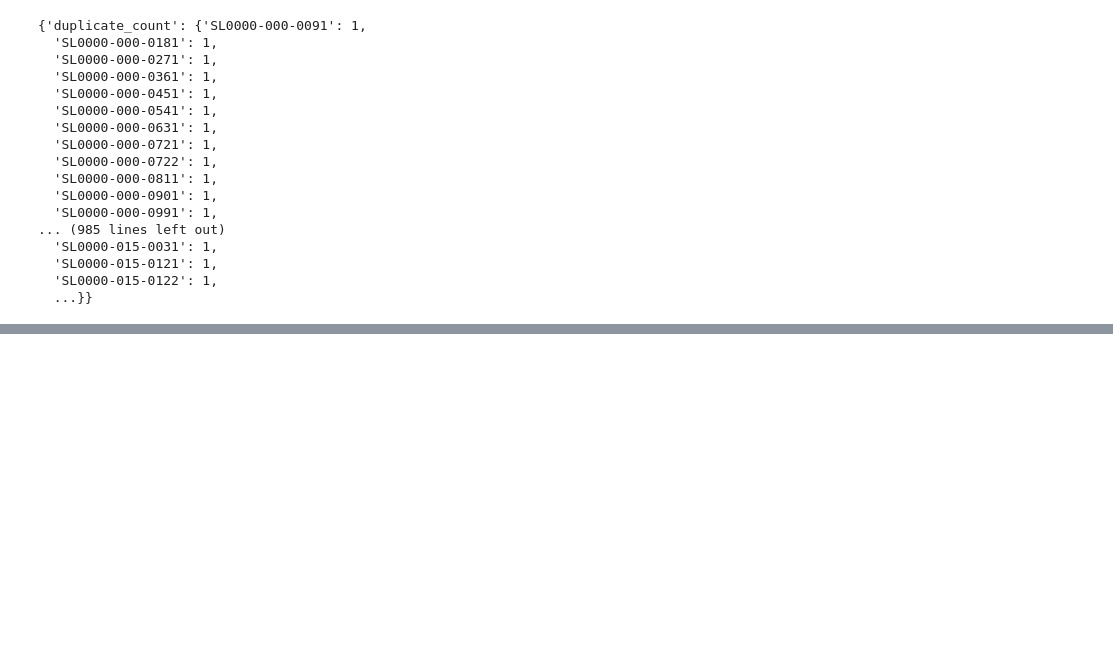
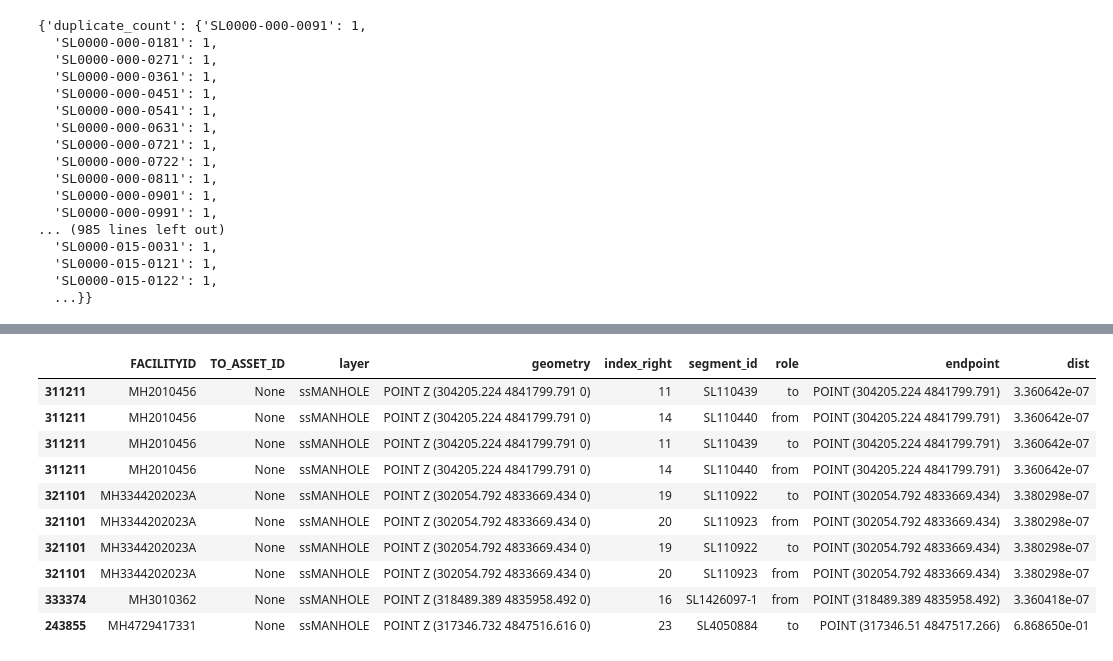
Before and after one commit to ga-holmes/nwtrace, a Jupyter notebook: verify.ipynb, the cells around one changed output, grey strips where cells are left out. Saved outputs shown, nothing was run; the diff lists cells and outputs as text; code cells hidden in the pictures; blank space fills up the shorter version.

```diff
--- a/verify.ipynb
+++ b/verify.ipynb
@@ -55,6 +57,7 @@ sewershed.add_upstream_nodes(nodes_up)
 
 
 node_lookup, seg_lookup = sewershed.get_lookup_tables()
+dir_node_lookup, dir_seg_lookup = sewershed.get_directional_lookup_tables()
 # %% [output]
 Added 5245 node-segment connection(s)
 Created 627 new node(s)
@@ -124,0 +224,33 @@ ids_dup
+# %%
+def not_already_connected(row):
+    seg = row["segment_id"]
+    role = row["role"]
+    node = row["FACILITYID"]  # or whatever field
+
+    return node not in dir_seg_lookup[seg][role]
+
+nearby_nodes = nearby_nodes[
+    nearby_nodes.apply(not_already_connected, axis=1)
+]
+
+idx = (
+    nearby_nodes
+    .groupby(["segment_id", "role"])["dist"]
+    .idxmin()
+)
+
+best_candidates = nearby_nodes.loc[idx]
+
+best_candidates
+# %% [output]
+|  | FACILITYID | TO_ASSET_ID | layer | geometry | index_right | segment_id | role | endpoint | dist |
+| 311211 | MH2010456 | None | ssMANHOLE | POINT Z (304205.224 4841799.791 0) | 11 | SL110439 | to | POINT (304205.224 4841799.791) | 3.360642e-07 |
+| 311211 | MH2010456 | None | ssMANHOLE | POINT Z (304205.224 4841799.791 0) | 14 | SL110440 | from | POINT (304205.224 4841799.791) | 3.360642e-07 |
+| 311211 | MH2010456 | None | ssMANHOLE | POINT Z (304205.224 4841799.791 0) | 11 | SL110439 | to | POINT (304205.224 4841799.791) | 3.360642e-07 |
+| 311211 | MH2010456 | None | ssMANHOLE | POINT Z (304205.224 4841799.791 0) | 14 | SL110440 | from | POINT (304205.224 4841799.791) | 3.360642e-07 |
+| 321101 | MH3344202023A | None | ssMANHOLE | POINT Z (302054.792 4833669.434 0) | 19 | SL110922 | to | POINT (302054.792 4833669.434) | 3.380298e-07 |
+| 321101 | MH3344202023A | None | ssMANHOLE | POINT Z (302054.792 4833669.434 0) | 20 | SL110923 | from | POINT (302054.792 4833669.434) | 3.380298e-07 |
+| 321101 | MH3344202023A | None | ssMANHOLE | POINT Z (302054.792 4833669.434 0) | 19 | SL110922 | to | POINT (302054.792 4833669.434) | 3.380298e-07 |
+| 321101 | MH3344202023A | None | ssMANHOLE | POINT Z (302054.792 4833669.434 0) | 20 | SL110923 | from | POINT (302054.792 4833669.434) | 3.380298e-07 |
+| 333374 | MH3010362 | None | ssMANHOLE | POINT Z (318489.389 4835958.492 0) | 16 | SL1426097-1 | from | POINT (318489.389 4835958.492) | 3.360418e-07 |
+| 243855 | MH4729417331 | None | ssMANHOLE | POINT Z (317346.732 4847516.616 0) | 23 | SL4050884 | to | POINT (317346.51 4847517.266) | 6.868650e-01 |
```
Also changed, not shown: parts of 6 cells of this notebook, 1 other file.
